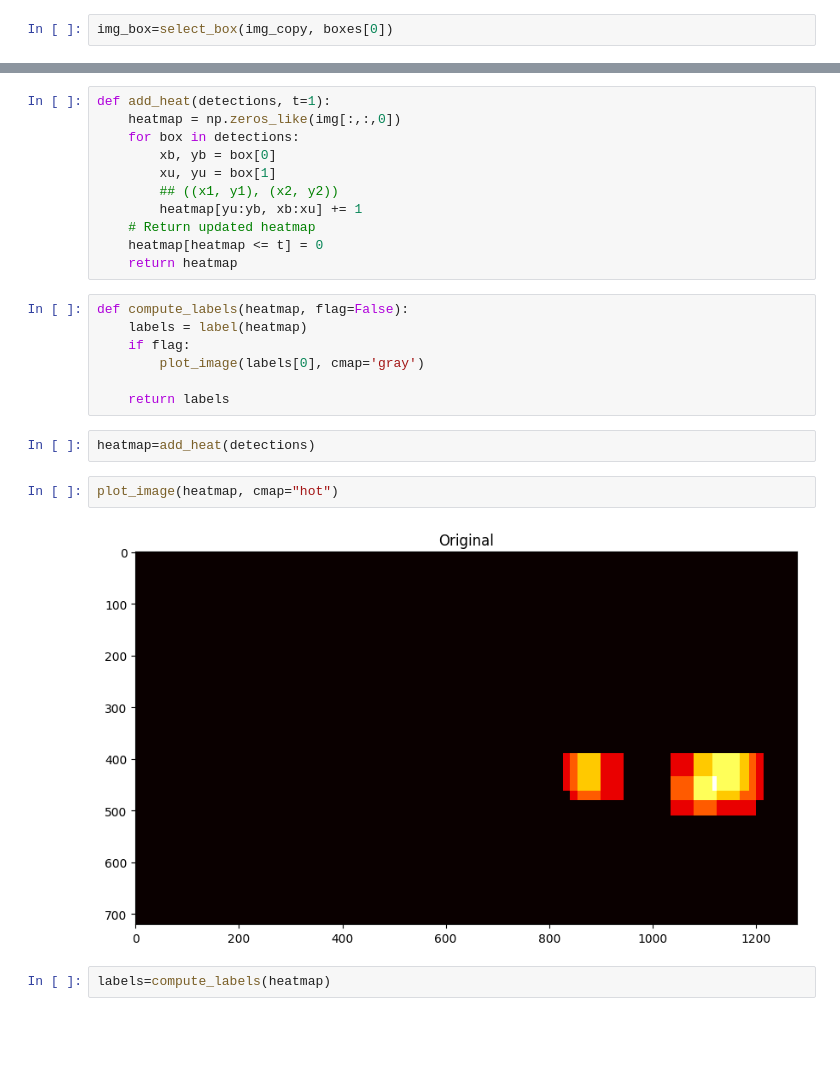
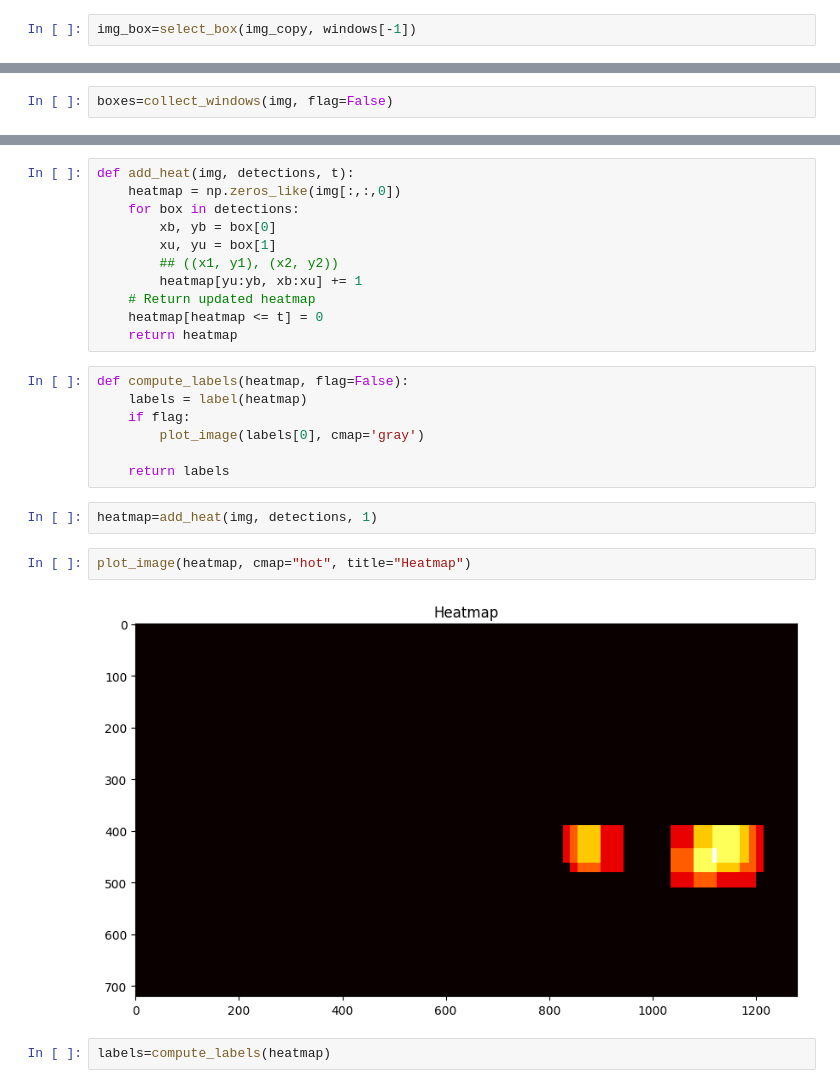
Before and after one commit to georgosgeorgos/VehiclesDetector, a Jupyter notebook: Vehicle-Detection-object-detection.ipynb, the cells around one changed output, grey strips where cells are left out. Drawn from its saved outputs; the diff is of its cells as text; blank space fills up the shorter version.

```diff
--- a/Vehicle-Detection-object-detection.ipynb
+++ b/Vehicle-Detection-object-detection.ipynb
@@ -194,6 +212,6 @@ img_copy[:n//2,:,:] = 0
 # %%
 windows=collect_windows(img_copy, flag=True)
 # %%
-img_box=select_box(img_copy, boxes[0])
+img_box=select_box(img_copy, windows[-1])
 # %%
 plot_2images(img,img_copy, "Original", "Boxes")
@@ -220,4 +239,6 @@ def f_detection(img, boxes, m=1188, flag=False):
             z=cv2.rectangle(img_detection,bottom_left,upper_right,(0,0,255), 2)
         return img_detection, detections
     return detections
+# %%
+boxes=collect_windows(img, flag=False)
 # %%
@@ -229,5 +250,5 @@ plot_image(img_detection)
 # %%
-def add_heat(detections, t=1):
+def add_heat(img, detections, t):
     heatmap = np.zeros_like(img[:,:,0])
     for box in detections:
         xb, yb = box[0]
@@ -245,11 +266,11 @@ def compute_labels(heatmap, flag=False):
 
     return labels
 # %%
-heatmap=add_heat(detections)
+heatmap=add_heat(img, detections, 1)
 # %%
-plot_image(heatmap, cmap="hot")
+plot_image(heatmap, cmap="hot", title="Heatmap")
 # %% [output]
-[figure, old version]
+[figure, new version]
 # %%
 labels=compute_labels(heatmap)
 # %%
```
Also changed, not shown: parts of 19 cells of this notebook, 21 other files.
